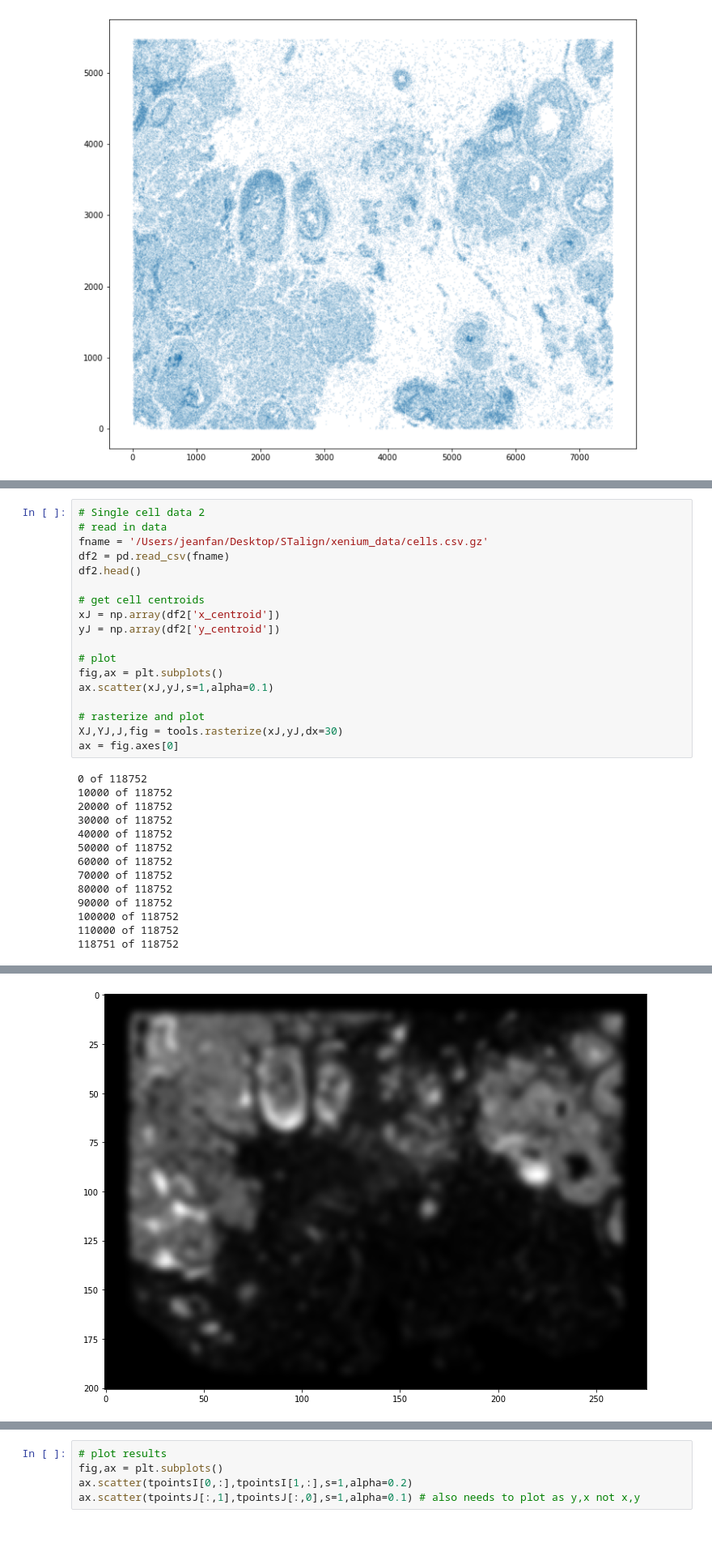
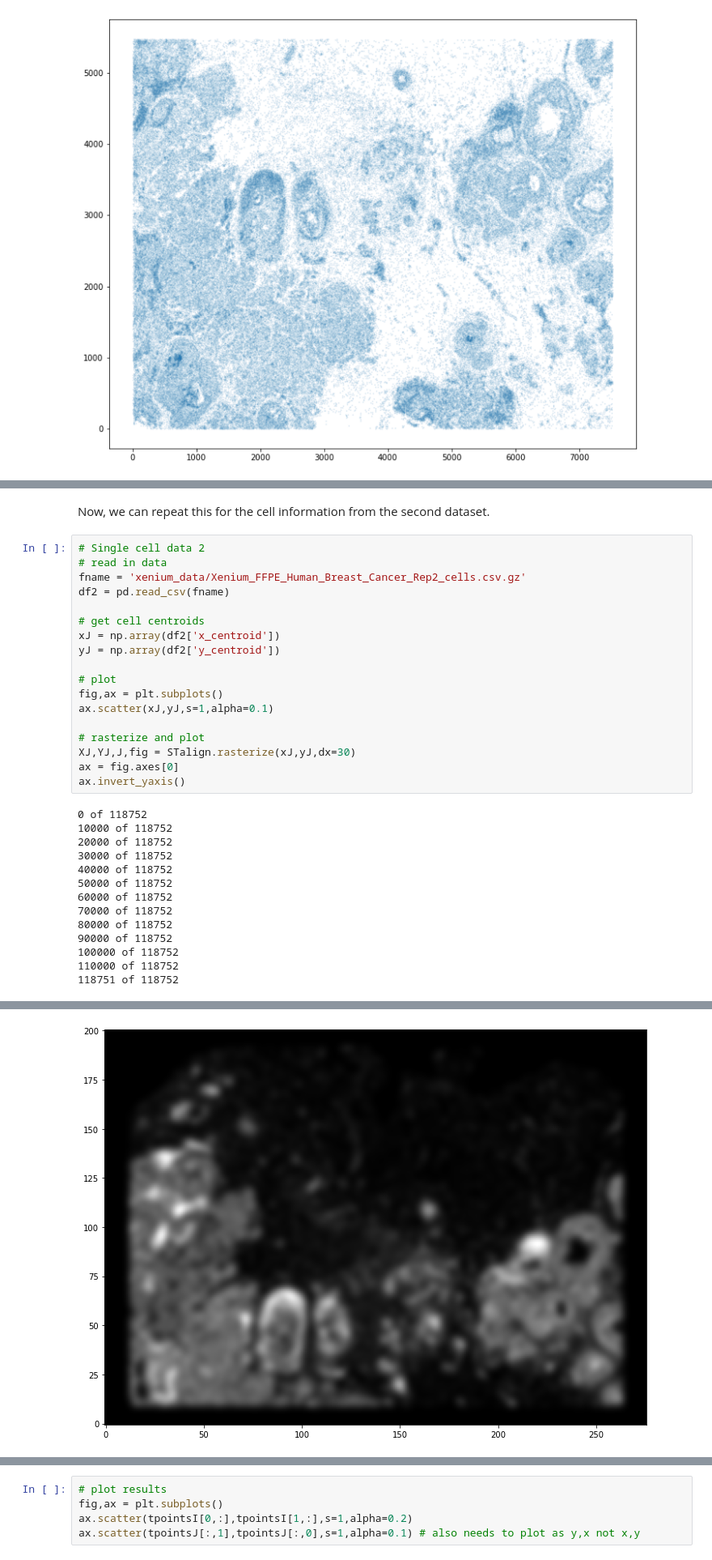
Before and after one commit to JEFworks-Lab/STalign, a Jupyter notebook: xenium-xenium-alignment.ipynb, the cells around one changed output, grey strips where cells are left out. Shown at 81% size. Drawn from its saved outputs; the diff is of its cells as text; blank space fills up the shorter version.

```diff
--- a/xenium-2-jeanv2.ipynb
+++ b/xenium-xenium-alignment.ipynb
@@ -61,34 +85,36 @@ ax = fig.axes[0]
+# %% [markdown]
+Now, we can repeat this for the cell information from the second dataset.
 # %%
 # Single cell data 2
 # read in data
-fname = '/Users/jeanfan/Desktop/STalign/xenium_data/cells.csv.gz'
+fname = 'xenium_data/Xenium_FFPE_Human_Breast_Cancer_Rep2_cells.csv.gz'
 df2 = pd.read_csv(fname)
-df2.head()
 
 # get cell centroids
 xJ = np.array(df2['x_centroid'])
 yJ = np.array(df2['y_centroid'])
 
 # plot
 fig,ax = plt.subplots()
 ax.scatter(xJ,yJ,s=1,alpha=0.1)
 
 # rasterize and plot
-XJ,YJ,J,fig = tools.rasterize(xJ,yJ,dx=30)
+XJ,YJ,J,fig = STalign.rasterize(xJ,yJ,dx=30)
 ax = fig.axes[0]
+ax.invert_yaxis()
 # %% [output]
 0 of 118752
 10000 of 118752
 20000 of 118752
 30000 of 118752
 40000 of 118752
 50000 of 118752
 60000 of 118752
 70000 of 118752
 80000 of 118752
 90000 of 118752
 100000 of 118752
 110000 of 118752
 118751 of 118752
 [figure]
-[figure, old version]
+[figure, new version]
```
Also changed, not shown: parts of 40 cells of this notebook, 10 other files.
